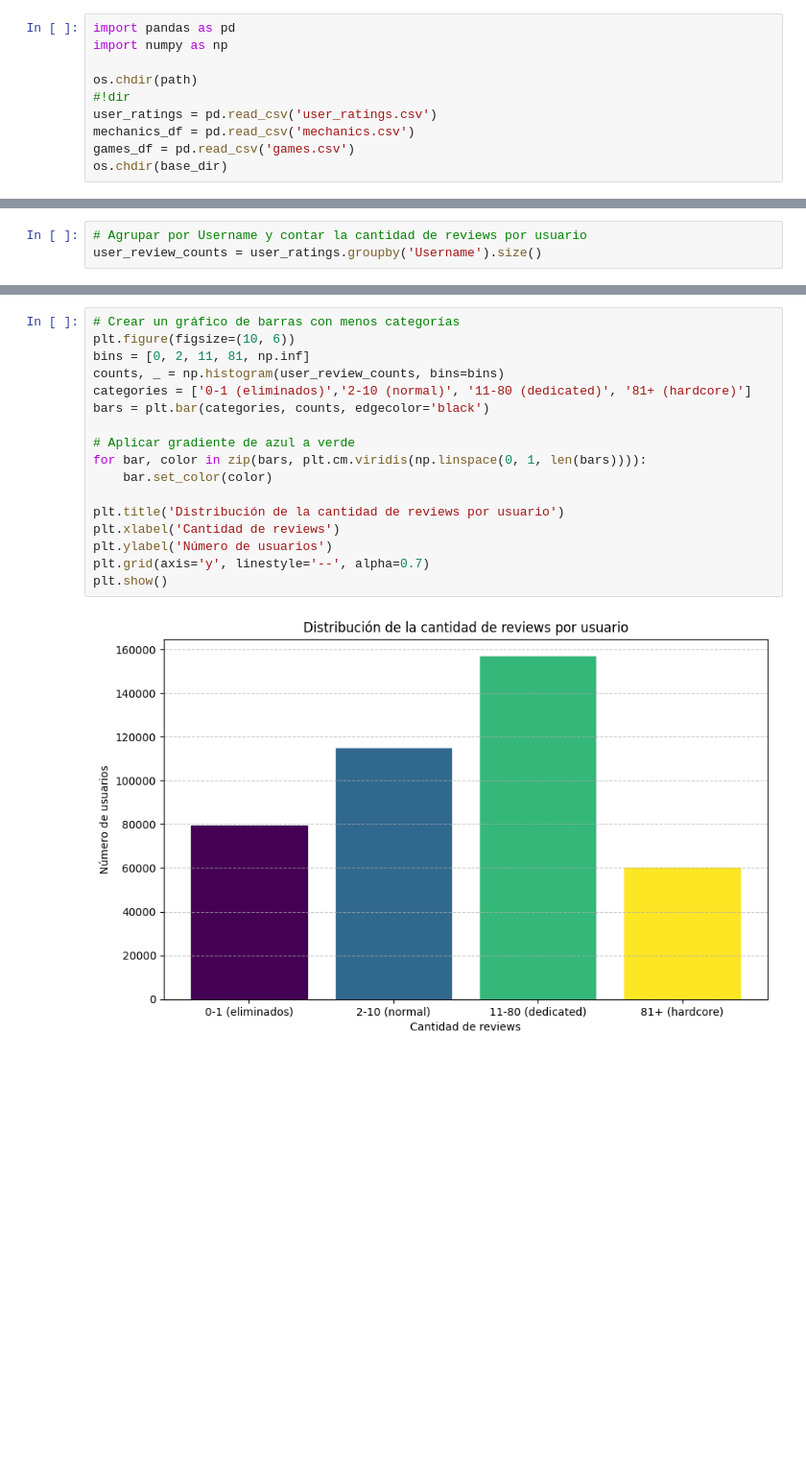
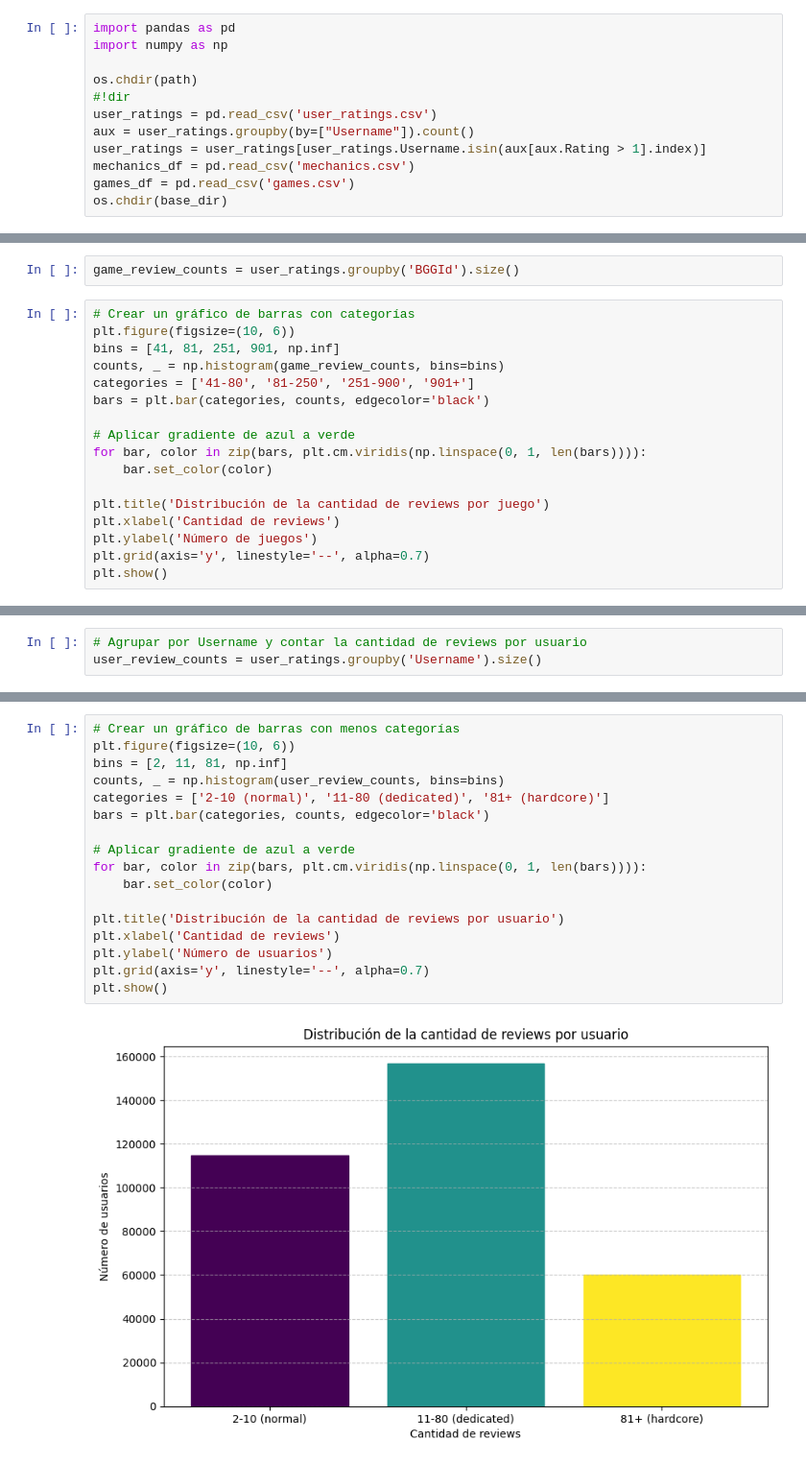
Before and after one commit to NicoJGutierrez/RecSysProyectoFinal, a Jupyter notebook: AnalisisDeDatos.ipynb, the cells around one changed output, grey strips where cells are left out. Shown at 96% size. Cells and saved outputs as stored; diff of their text form; blank space fills up the shorter version.

```diff
--- a/AnalisisDeDatos.ipynb
+++ b/AnalisisDeDatos.ipynb
@@ -30,6 +30,8 @@ import numpy as np
 os.chdir(path)
 #!dir
 user_ratings = pd.read_csv('user_ratings.csv')
+aux = user_ratings.groupby(by=["Username"]).count()
+user_ratings = user_ratings[user_ratings.Username.isin(aux[aux.Rating > 1].index)]
 mechanics_df = pd.read_csv('mechanics.csv')
 games_df = pd.read_csv('games.csv')
 os.chdir(base_dir)
@@ -97,3 +103,22 @@ plt.grid(axis='y', linestyle='--', alpha=0.7)
 plt.show()
 # %% [output]
 [figure]
+# %%
+game_review_counts = user_ratings.groupby('BGGId').size()
+# %%
+# Crear un gráfico de barras con categorías
+plt.figure(figsize=(10, 6))
+bins = [41, 81, 251, 901, np.inf]
+counts, _ = np.histogram(game_review_counts, bins=bins)
+categories = ['41-80', '81-250', '251-900', '901+']
+bars = plt.bar(categories, counts, edgecolor='black')
+
+# Aplicar gradiente de azul a verde
+for bar, color in zip(bars, plt.cm.viridis(np.linspace(0, 1, len(bars)))):
+    bar.set_color(color)
+
+plt.title('Distribución de la cantidad de reviews por juego')
+plt.xlabel('Cantidad de reviews')
+plt.ylabel('Número de juegos')
+plt.grid(axis='y', linestyle='--', alpha=0.7)
+plt.show()
@@ -122,19 +151,19 @@ plt.show()
 # %%
 # Crear un gráfico de barras con menos categorías
 plt.figure(figsize=(10, 6))
-bins = [0, 2, 11, 81, np.inf]
+bins = [2, 11, 81, np.inf]
 counts, _ = np.histogram(user_review_counts, bins=bins)
-categories = ['0-1 (eliminados)','2-10 (normal)', '11-80 (dedicated)', '81+ (hardcore)']
+categories = ['2-10 (normal)', '11-80 (dedicated)', '81+ (hardcore)']
 bars = plt.bar(categories, counts, edgecolor='black')
 
 # Aplicar gradiente de azul a verde
 for bar, color in zip(bars, plt.cm.viridis(np.linspace(0, 1, len(bars)))):
     bar.set_color(color)
 
 plt.title('Distribución de la cantidad de reviews por usuario')
 plt.xlabel('Cantidad de reviews')
 plt.ylabel('Número de usuarios')
 plt.grid(axis='y', linestyle='--', alpha=0.7)
 plt.show()
 # %% [output]
-[figure, old version]
+[figure, new version]
```
Also changed, not shown: parts of 6 cells of this notebook, 5 other files.
